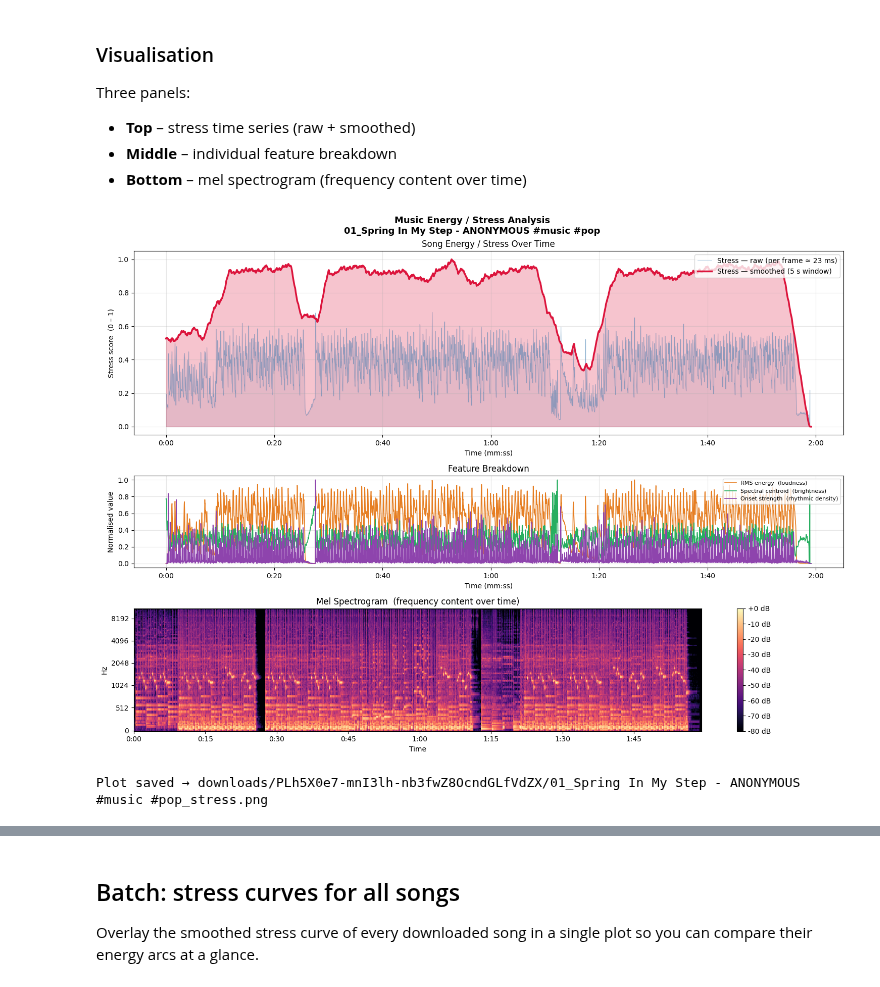
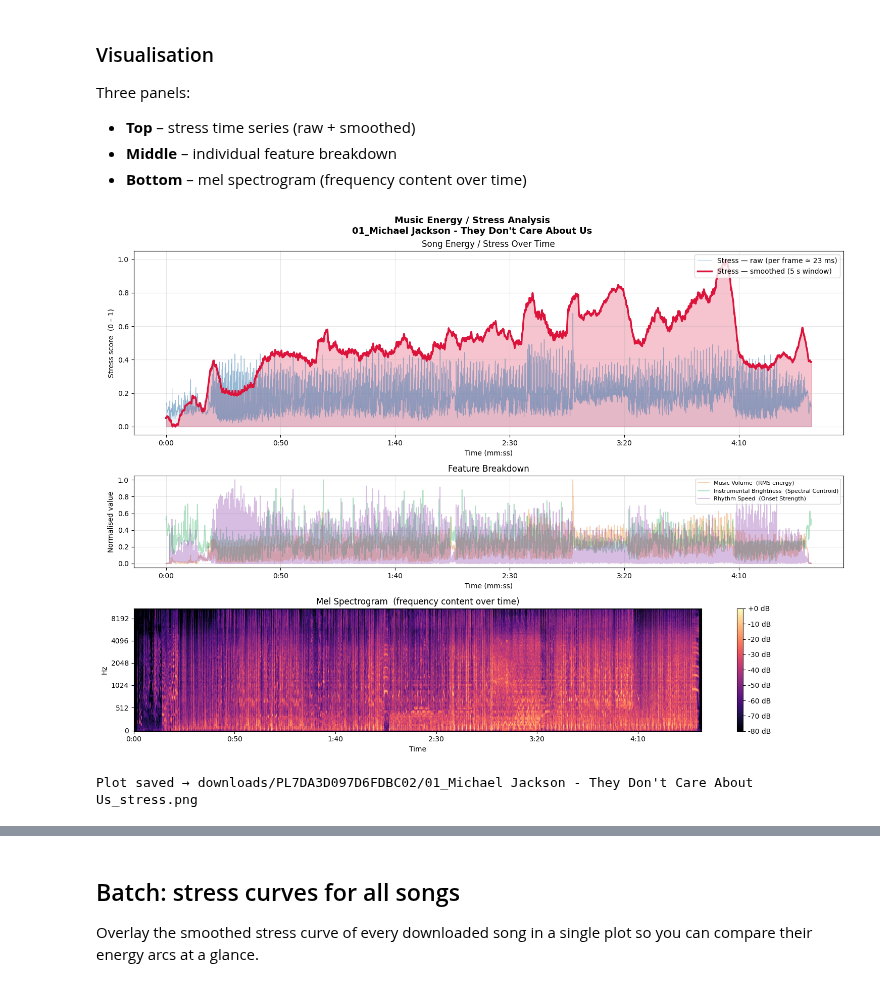
Before and after one commit to fborbon/music-analytics, a Jupyter notebook: music_stress_analysis.ipynb, the cells around one changed output, grey strips where cells are left out. Saved outputs shown, nothing was run; the diff lists cells and outputs as text; code cells hidden in the pictures.

```diff
--- a/music_stress_analysis.ipynb
+++ b/music_stress_analysis.ipynb
@@ -45,8 +45,8 @@ Adjust the constants below before running anything else.
 # %%
 import re
 
-PLAYLIST_URL = 'https://www.youtube.com/playlist?list=PLh5X0e7-mnI3lh-nb3fwZ8OcndGLfVdZX'
-N_SONGS      = 10       # how many songs to grab from the playlist
+PLAYLIST_URL = 'https://www.youtube.com/playlist?list=PL7DA3D097D6FDBC02'
+N_SONGS      = 40       # how many songs to grab from the playlist
 
 # Folder is named after the playlist ID — swap the URL and you get a separate folder automatically
 _playlist_id = re.search(r'[?&]list=([^&]+)', PLAYLIST_URL).group(1)
@@ -259,12 +223,12 @@ fig.suptitle(
     fontsize=13, fontweight='bold'
 )
 
-# ── Panel 1: stress ─────────────────────────────────────────────────────────
+# ── Panel 1: stress ──────────────────────────────────────────────────────────
 ax1 = axes[0]
 ax1.fill_between(times, stress_raw,    alpha=0.12, color='steelblue')
 ax1.fill_between(times, stress_smooth, alpha=0.25, color='crimson')
-ax1.plot(times, stress_raw,    color='steelblue', linewidth=0.6,
-         alpha=0.5,  label='Stress — raw (per frame ≈ 23 ms)')
+ax1.plot(times, stress_raw,    color='steelblue', linewidth=0.6, alpha=0.5,
+         label='Stress — raw (per frame ≈ 23 ms)')
 ax1.plot(times, stress_smooth, color='crimson',   linewidth=2.5,
          label=f'Stress — smoothed ({SMOOTH_SEC} s window)')
 ax1.set_ylabel('Stress score  (0 – 1)')
@@ -273,40 +237,40 @@ ax1.legend(loc='upper right')
 ax1.set_title('Song Energy / Stress Over Time')
 ax1.xaxis.set_major_formatter(ticker.FuncFormatter(fmt_time))
 ax1.set_xlabel('Time (mm:ss)')
 ax1.grid(True, alpha=0.3)
 
-# ── Panel 2: feature breakdown ───────────────────────────────────────────────
+# ── Panel 2: feature breakdown ────────────────────────────────────────────────
 ax2 = axes[1]
-ax2.plot(times, norm01(rms),       color='#e67e22', linewidth=1.2,
-         label='RMS energy  (loudness)')
-ax2.plot(times, norm01(centroid),  color='#27ae60', linewidth=1.2,
-         label='Spectral centroid  (brightness)')
-ax2.plot(times, norm01(onset_env), color='#8e44ad', linewidth=1.2,
-         label='Onset strength  (rhythmic density)')
+ax2.plot(times, norm01(rms),       color='#e67e22', linewidth=1.4, alpha=0.35,
+         label='Music Volume  (RMS energy)')
+ax2.plot(times, norm01(centroid),  color='#27ae60', linewidth=1.4, alpha=0.35,
+         label='Instrumental Brightness  (Spectral Centroid)')
+ax2.plot(times, norm01(onset_env), color='#8e44ad', linewidth=1.4, alpha=0.35,
+         label='Rhythm Speed  (Onset Strength)')
 ax2.set_ylabel('Normalised value')
 ax2.set_ylim(-0.05, 1.05)
 ax2.legend(loc='upper right', fontsize=8)
 ax2.xaxis.set_major_formatter(ticker.FuncFormatter(fmt_time))
 ax2.set_xlabel('Time (mm:ss)')
 ax2.grid(True, alpha=0.3)
 ax2.set_title('Feature Breakdown')
 
-# ── Panel 3: mel spectrogram ─────────────────────────────────────────────────
+# ── Panel 3: mel spectrogram ──────────────────────────────────────────────────
 ax3 = axes[2]
 S    = librosa.feature.melspectrogram(y=y, sr=SR, hop_length=HOP_LENGTH, n_mels=128)
 S_dB = librosa.power_to_db(S, ref=np.max)
 img  = librosa.display.specshow(
     S_dB, sr=SR, hop_length=HOP_LENGTH,
     x_axis='time', y_axis='mel', ax=ax3, cmap='magma'
 )
 ax3.set_title('Mel Spectrogram  (frequency content over time)')
 fig.colorbar(img, ax=ax3, format='%+2.0f dB')
 
 plt.tight_layout()
 out_png = DOWNLOAD_DIR / (audio_path.stem + '_stress.png')
 plt.savefig(str(out_png), dpi=150, bbox_inches='tight')
 plt.show()
 print(f'Plot saved → {out_png}')
 # %% [output]
-[figure, old version]
+[figure, new version]
-Plot saved → downloads/PLh5X0e7-mnI3lh-nb3fwZ8OcndGLfVdZX/01_Spring In My Step - ANONYMOUS #music #pop_stress.png
+Plot saved → downloads/PL7DA3D097D6FDBC02/01_Michael Jackson - They Don't Care About Us_stress.png
```
Also changed, not shown: parts of 11 cells of this notebook.
